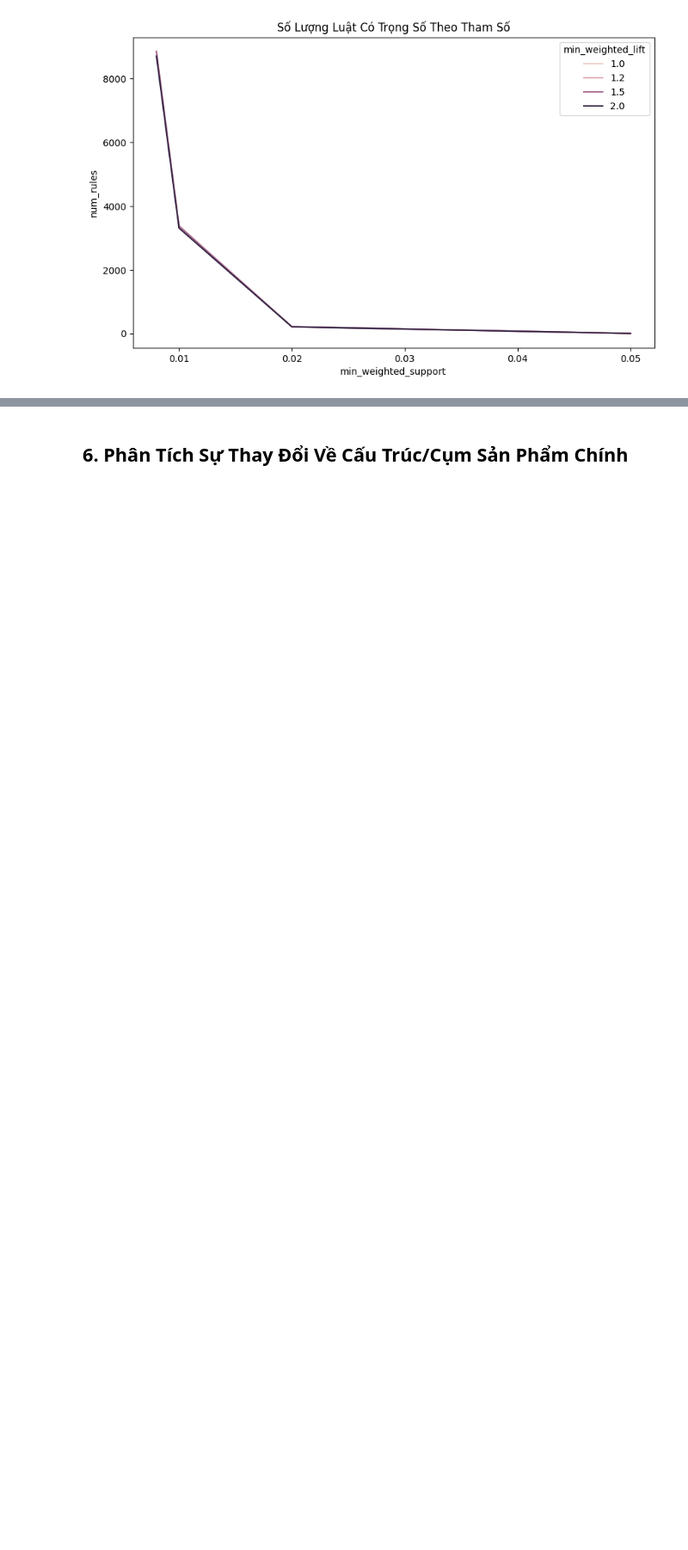
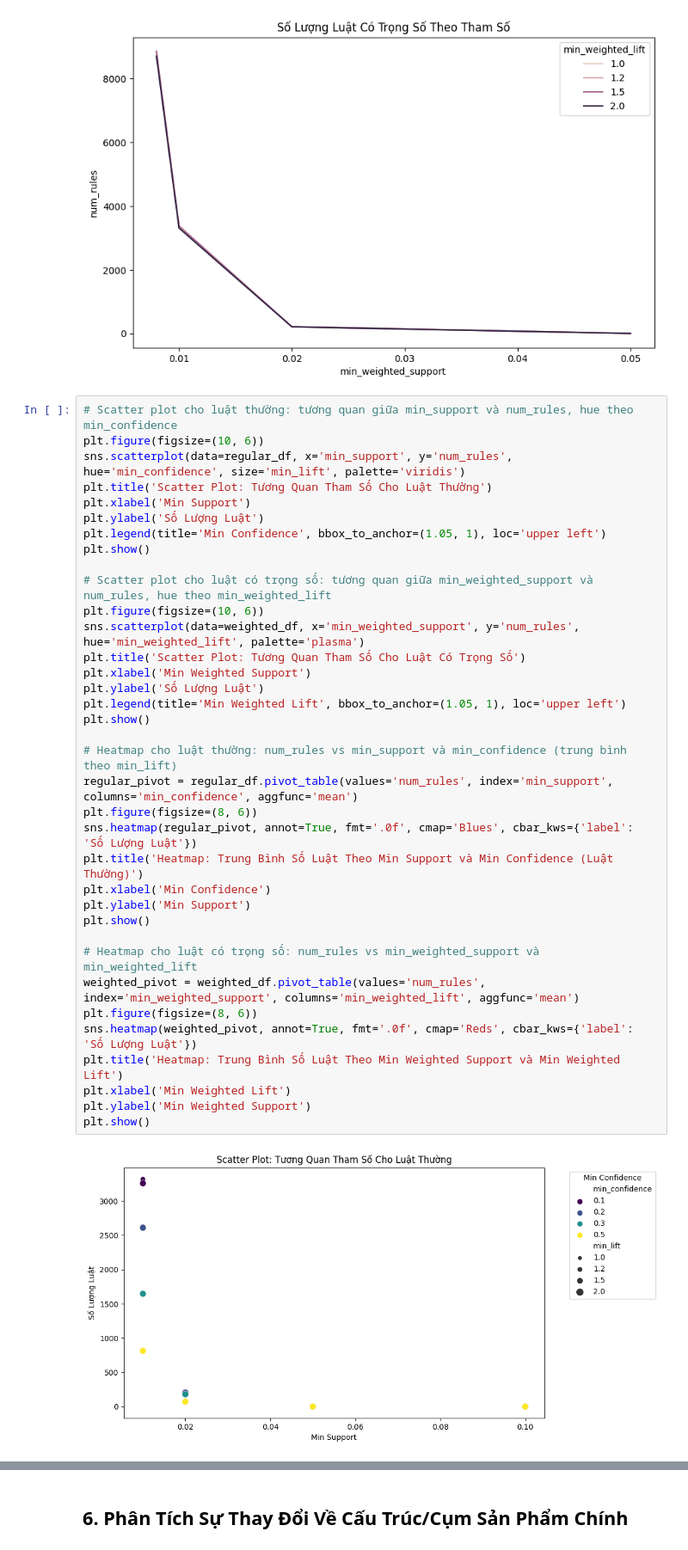
Before and after one commit to tyanzuq2811/shopping_cart_advanced_analysis, a Jupyter notebook: LAB5324/parameter_sensitivity_analysis.ipynb, the cells around one changed output, grey strips where cells are left out. Shown at 86% size. Cells and saved outputs as stored; diff of their text form; blank space fills up the shorter version.

```diff
--- a/LAB5324/parameter_sensitivity_analysis.ipynb
+++ b/LAB5324/parameter_sensitivity_analysis.ipynb
@@ -215,3 +215,41 @@ plt.show()
 # %% [output]
 [figure]
 [figure]
+# %%
+# Scatter plot cho luật thường: tương quan giữa min_support và num_rules, hue theo min_confidence
+plt.figure(figsize=(10, 6))
+sns.scatterplot(data=regular_df, x='min_support', y='num_rules', hue='min_confidence', size='min_lift', palette='viridis')
+plt.title('Scatter Plot: Tương Quan Tham Số Cho Luật Thường')
+plt.xlabel('Min Support')
+plt.ylabel('Số Lượng Luật')
+plt.legend(title='Min Confidence', bbox_to_anchor=(1.05, 1), loc='upper left')
+plt.show()
+
+# Scatter plot cho luật có trọng số: tương quan giữa min_weighted_support và num_rules, hue theo min_weighted_lift
+plt.figure(figsize=(10, 6))
+sns.scatterplot(data=weighted_df, x='min_weighted_support', y='num_rules', hue='min_weighted_lift', palette='plasma')
+plt.title('Scatter Plot: Tương Quan Tham Số Cho Luật Có Trọng Số')
+plt.xlabel('Min Weighted Support')
+plt.ylabel('Số Lượng Luật')
+plt.legend(title='Min Weighted Lift', bbox_to_anchor=(1.05, 1), loc='upper left')
+plt.show()
+
+# Heatmap cho luật thường: num_rules vs min_support và min_confidence (trung bình theo min_lift)
+regular_pivot = regular_df.pivot_table(values='num_rules', index='min_support', columns='min_confidence', aggfunc='mean')
+plt.figure(figsize=(8, 6))
+sns.heatmap(regular_pivot, annot=True, fmt='.0f', cmap='Blues', cbar_kws={'label': 'Số Lượng Luật'})
+plt.title('Heatmap: Trung Bình Số Luật Theo Min Support và Min Confidence (Luật Thường)')
+plt.xlabel('Min Confidence')
+plt.ylabel('Min Support')
+plt.show()
+
+# Heatmap cho luật có trọng số: num_rules vs min_weighted_support và min_weighted_lift
+weighted_pivot = weighted_df.pivot_table(values='num_rules', index='min_weighted_support', columns='min_weighted_lift', aggfunc='mean')
+plt.figure(figsize=(8, 6))
+sns.heatmap(weighted_pivot, annot=True, fmt='.0f', cmap='Reds', cbar_kws={'label': 'Số Lượng Luật'})
+plt.title('Heatmap: Trung Bình Số Luật Theo Min Weighted Support và Min Weighted Lift')
+plt.xlabel('Min Weighted Lift')
+plt.ylabel('Min Weighted Support')
+plt.show()
+# %% [output]
+[figure, added]
```
Also changed, not shown: parts of 1 cell of this notebook.
